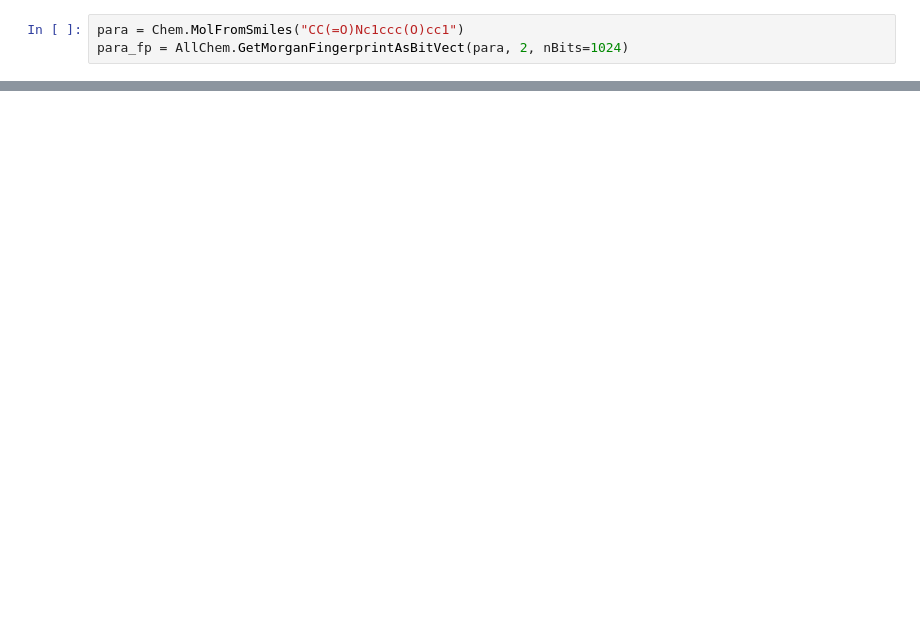
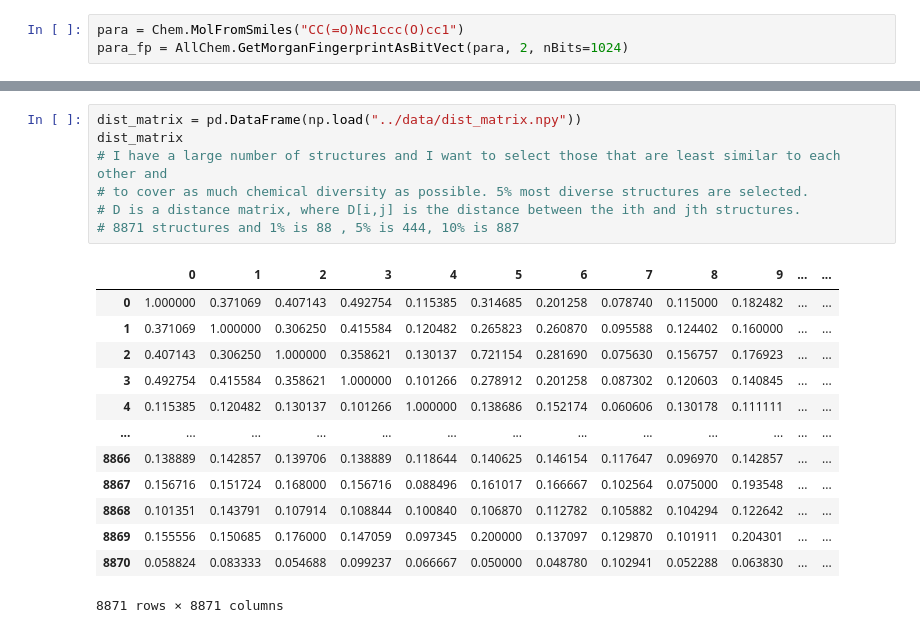
Before and after one commit to lich-uct/cdd2023, a Jupyter notebook: fulopj/jp_ntb/cdd_8.ipynb, the cells around one changed output, grey strips where cells are left out. Drawn from its saved outputs; the diff is of its cells as text; blank space fills up the shorter version.

Commit message:
diverse mol

```diff
--- a/fulopj/jp_ntb/cdd_8.ipynb
+++ b/fulopj/jp_ntb/cdd_8.ipynb
@@ -286,0 +137,21 @@ FileNotFoundError: [Errno 2] No such file or directory: 'distance_matrix.npy'
+# %%
+dist_matrix = pd.DataFrame(np.load("../data/dist_matrix.npy"))
+dist_matrix
+# I have a large number of structures and I want to select those that are least similar to each other and
+# to cover as much chemical diversity as possible. 5% most diverse structures are selected.
+# D is a distance matrix, where D[i,j] is the distance between the ith and jth structures.
+# 8871 structures and 1% is 88 , 5% is 444, 10% is 887
+# %% [output]
+|  | 0 | 1 | 2 | 3 | 4 | 5 | 6 | 7 | 8 | 9 | ... | ... |
+| 0 | 1.000000 | 0.371069 | 0.407143 | 0.492754 | 0.115385 | 0.314685 | 0.201258 | 0.078740 | 0.115000 | 0.182482 | ... | ... |
+| 1 | 0.371069 | 1.000000 | 0.306250 | 0.415584 | 0.120482 | 0.265823 | 0.260870 | 0.095588 | 0.124402 | 0.160000 | ... | ... |
+| 2 | 0.407143 | 0.306250 | 1.000000 | 0.358621 | 0.130137 | 0.721154 | 0.281690 | 0.075630 | 0.156757 | 0.176923 | ... | ... |
+| 3 | 0.492754 | 0.415584 | 0.358621 | 1.000000 | 0.101266 | 0.278912 | 0.201258 | 0.087302 | 0.120603 | 0.140845 | ... | ... |
+| 4 | 0.115385 | 0.120482 | 0.130137 | 0.101266 | 1.000000 | 0.138686 | 0.152174 | 0.060606 | 0.130178 | 0.111111 | ... | ... |
+| ... | ... | ... | ... | ... | ... | ... | ... | ... | ... | ... | ... | ... |
+| 8866 | 0.138889 | 0.142857 | 0.139706 | 0.138889 | 0.118644 | 0.140625 | 0.146154 | 0.117647 | 0.096970 | 0.142857 | ... | ... |
+| 8867 | 0.156716 | 0.151724 | 0.168000 | 0.156716 | 0.088496 | 0.161017 | 0.166667 | 0.102564 | 0.075000 | 0.193548 | ... | ... |
+| 8868 | 0.101351 | 0.143791 | 0.107914 | 0.108844 | 0.100840 | 0.106870 | 0.112782 | 0.105882 | 0.104294 | 0.122642 | ... | ... |
+| 8869 | 0.155556 | 0.150685 | 0.176000 | 0.147059 | 0.097345 | 0.200000 | 0.137097 | 0.129870 | 0.101911 | 0.204301 | ... | ... |
+| 8870 | 0.058824 | 0.083333 | 0.054688 | 0.099237 | 0.066667 | 0.050000 | 0.048780 | 0.102941 | 0.052288 | 0.063830 | ... | ... |
+8871 rows × 8871 columns
```
Also changed, not shown: parts of 29 cells of this notebook.
